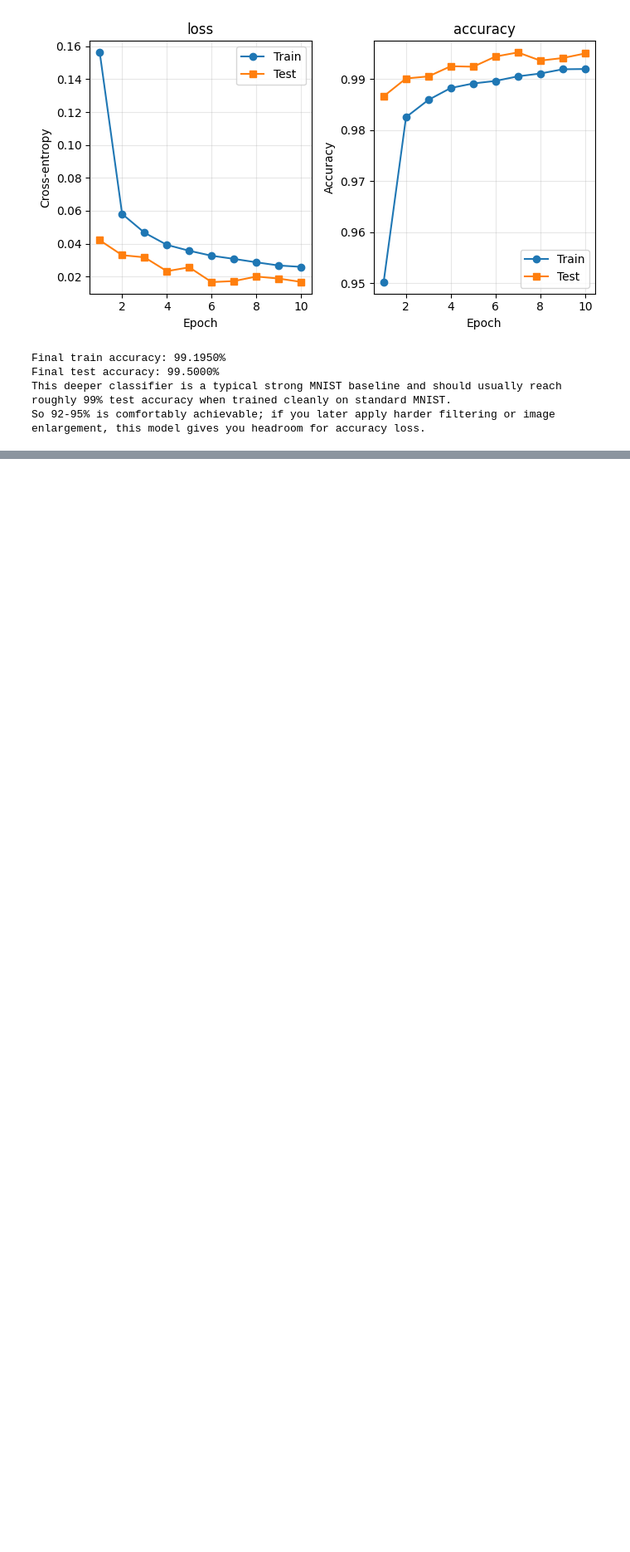
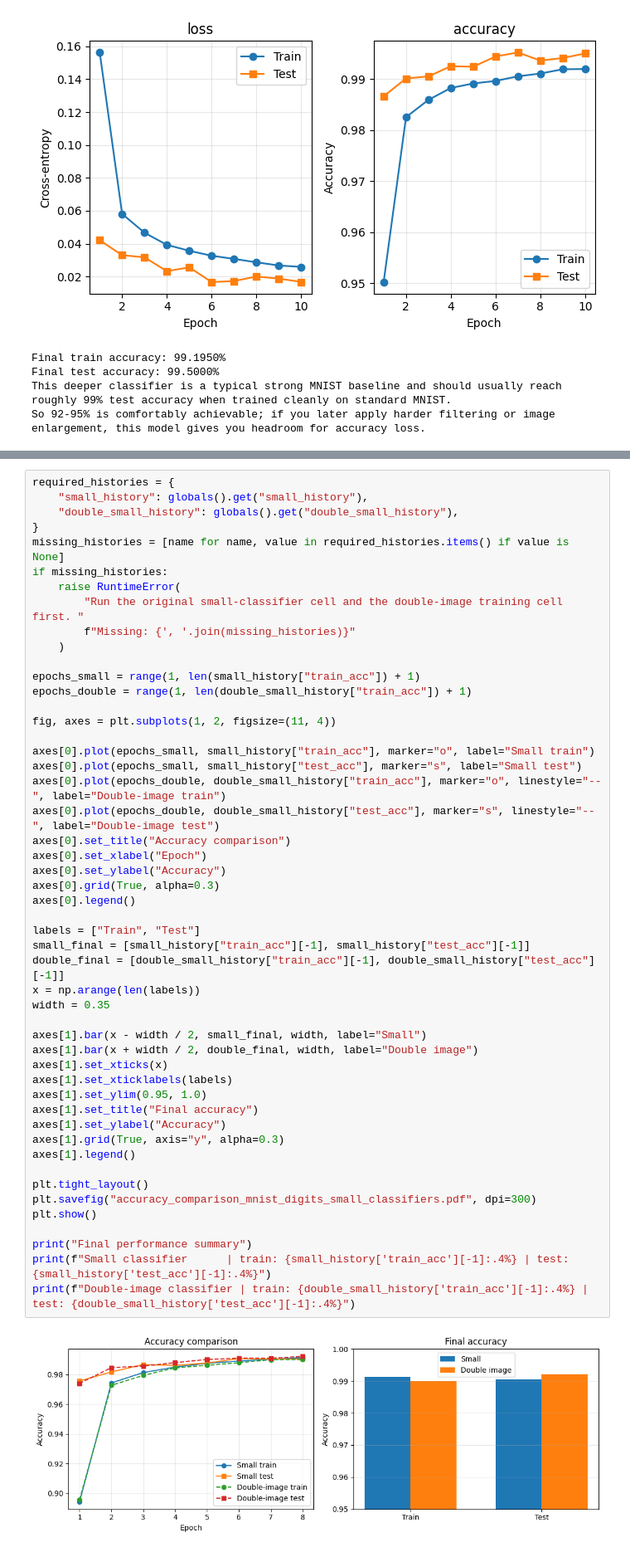
Before and after one commit to OlesMatsyshyn/Quantum-Material-Enhanced-Learning, a Jupyter notebook: Machine_learning_MNIST_tests/mnist_classifier_with_double_filter_benchmark.ipynb, the cells around one changed output, grey strips where cells are left out. Shown at 83% size. Saved outputs shown, nothing was run; the diff lists cells and outputs as text; blank space fills up the shorter version.

Commit message:
Added usual mnist benchmaking code. Plan to extend to some more involved dataset

```diff
--- a/Machine_learning_MNIST_tests/mnist_classifier_with_double_filter_benchmark.ipynb
+++ b/Machine_learning_MNIST_tests/mnist_classifier_with_double_filter_benchmark.ipynb
@@ -356,0 +442,52 @@ So 92-95% is comfortably achievable; if you later apply harder filtering or imag
+# %%
+required_histories = {
+    "small_history": globals().get("small_history"),
+    "double_small_history": globals().get("double_small_history"),
+}
+missing_histories = [name for name, value in required_histories.items() if value is None]
+if missing_histories:
+    raise RuntimeError(
+        "Run the original small-classifier cell and the double-image training cell first. "
+        f"Missing: {', '.join(missing_histories)}"
+    )
+
+epochs_small = range(1, len(small_history["train_acc"]) + 1)
+epochs_double = range(1, len(double_small_history["train_acc"]) + 1)
+
+fig, axes = plt.subplots(1, 2, figsize=(11, 4))
+
+axes[0].plot(epochs_small, small_history["train_acc"], marker="o", label="Small train")
+axes[0].plot(epochs_small, small_history["test_acc"], marker="s", label="Small test")
+axes[0].plot(epochs_double, double_small_history["train_acc"], marker="o", linestyle="--", label="Double-image train")
+axes[0].plot(epochs_double, double_small_history["test_acc"], marker="s", linestyle="--", label="Double-image test")
+axes[0].set_title("Accuracy comparison")
+axes[0].set_xlabel("Epoch")
+axes[0].set_ylabel("Accuracy")
+axes[0].grid(True, alpha=0.3)
+axes[0].legend()
+
+labels = ["Train", "Test"]
+small_final = [small_history["train_acc"][-1], small_history["test_acc"][-1]]
+double_final = [double_small_history["train_acc"][-1], double_small_history["test_acc"][-1]]
+x = np.arange(len(labels))
+width = 0.35
+
+axes[1].bar(x - width / 2, small_final, width, label="Small")
+axes[1].bar(x + width / 2, double_final, width, label="Double image")
+axes[1].set_xticks(x)
+axes[1].set_xticklabels(labels)
+axes[1].set_ylim(0.95, 1.0)
+axes[1].set_title("Final accuracy")
+axes[1].set_ylabel("Accuracy")
+axes[1].grid(True, axis="y", alpha=0.3)
+axes[1].legend()
+
+plt.tight_layout()
+plt.savefig("accuracy_comparison_mnist_digits_small_classifiers.pdf", dpi=300)
+plt.show()
+
+print("Final performance summary")
+print(f"Small classifier      | train: {small_history['train_acc'][-1]:.4%} | test: {small_history['test_acc'][-1]:.4%}")
+print(f"Double-image classifier | train: {double_small_history['train_acc'][-1]:.4%} | test: {double_small_history['test_acc'][-1]:.4%}")
+# %% [output]
+[figure, added]
```
Also changed, not shown: parts of 7 cells of this notebook, 3 other files.
